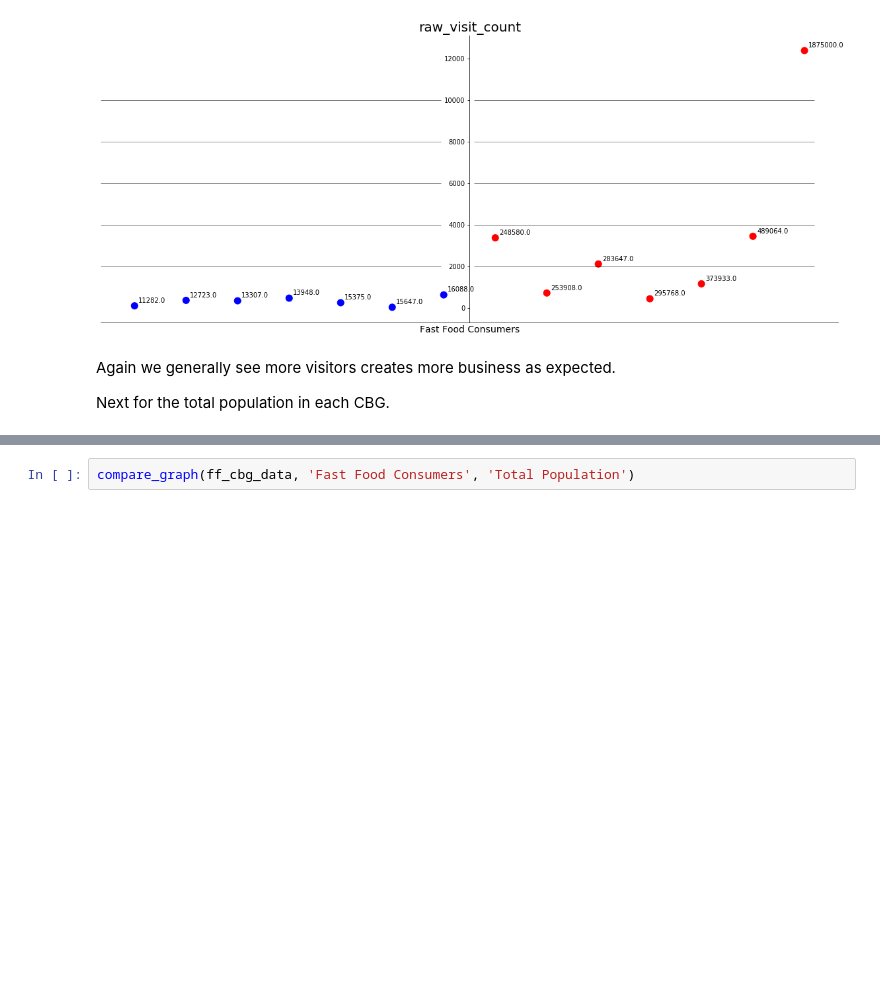
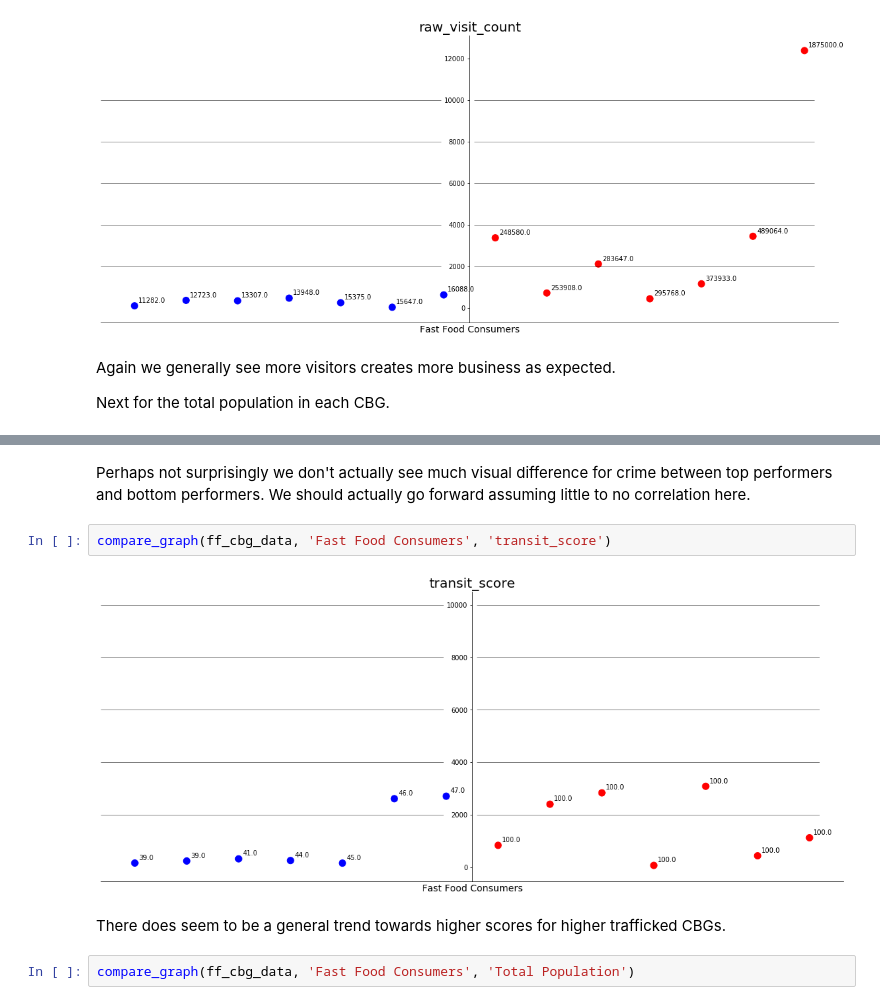
Before and after one commit to jon-e-pizza/Springboard, a Jupyter notebook: CapstoneFastFoodEstablishments/eda/EDA.ipynb, the cells around one changed output, grey strips where cells are left out. Drawn from its saved outputs; the diff is of its cells as text; blank space fills up the shorter version.

```diff
--- a/CapstoneFastFoodEstablishments/eda/EDA.ipynb
+++ b/CapstoneFastFoodEstablishments/eda/EDA.ipynb
@@ -233,3 +236,11 @@ Next for the total population in each CBG.
+# %% [markdown]
+Perhaps not surprisingly we don't actually see much visual difference for crime between top performers and bottom performers. We should actually go forward assuming little to no correlation here.
+# %%
+compare_graph(ff_cbg_data, 'Fast Food Consumers', 'transit_score')
+# %% [output]
+[figure, added]
+# %% [markdown]
+There does seem to be a general trend towards higher scores for higher trafficked CBGs.
 # %%
 compare_graph(ff_cbg_data, 'Fast Food Consumers', 'Total Population')
 # %% [output]
```
Also changed, not shown: parts of 19 cells of this notebook, 1 other file.
